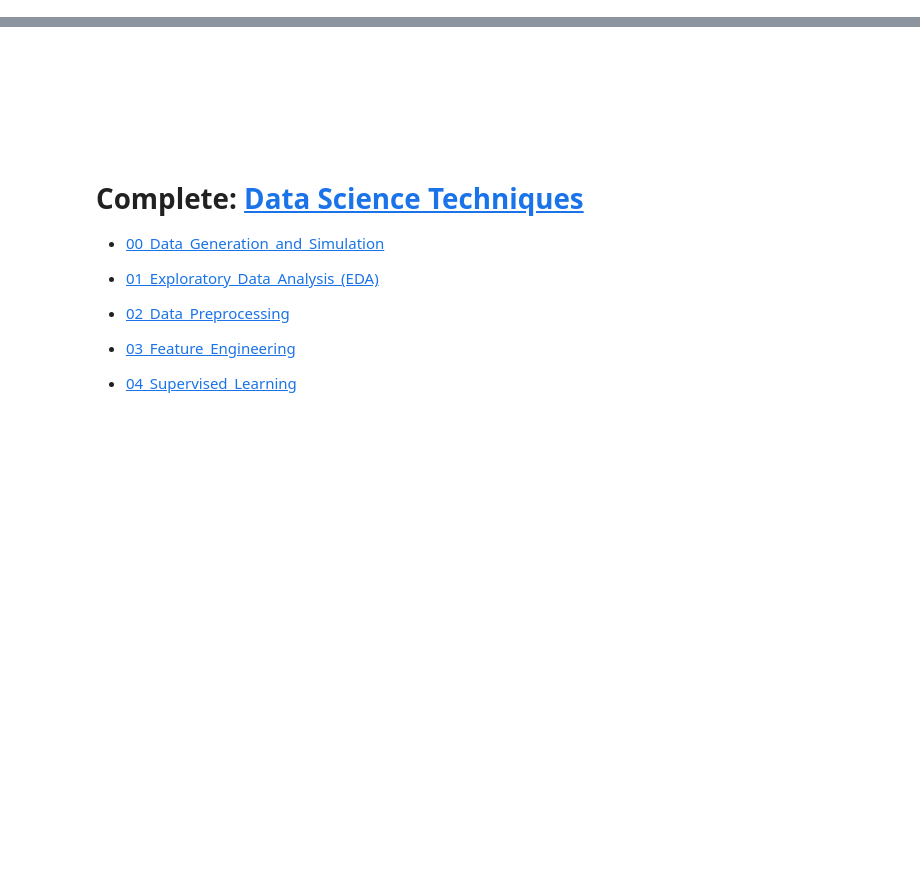
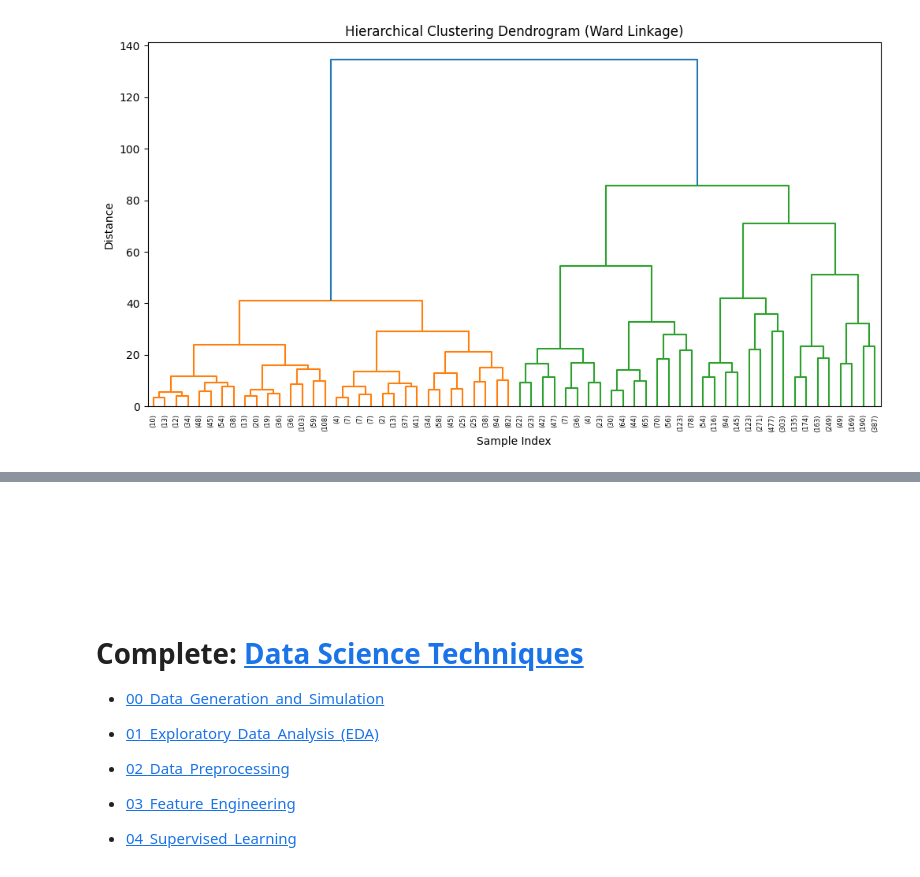
Before and after one commit to lei-soares/Data-Science-Techniques, a Jupyter notebook: 05_Unsupervised_Learning/01_clustering/02_hierarchical_clustering.ipynb, the cells around one changed output, grey strips where cells are left out. Drawn from its saved outputs; the diff is of its cells as text; code cells hidden in the pictures; blank space fills up the shorter version.

Commit message:
Complete Unsupervised - Clustering

```diff
--- a/05_Unsupervised_Learning/01_clustering/02_hierarchical_clustering.ipynb
+++ b/05_Unsupervised_Learning/01_clustering/02_hierarchical_clustering.ipynb
@@ -0,0 +45,11 @@
+# %%
+import numpy as np
+import pandas as pd
+
+import matplotlib.pyplot as plt
+import seaborn as sns
+
+
+df = pd.read_csv("D:/GitHub/Data-Science-Techniques/datasets/Unsupervised/synthetic_bank_customer_segmentation.csv")
+
+df.head()
@@ -0,0 +84,12 @@
+# %%
+features = [
+    "age",
+    "annual_income",
+    "avg_monthly_spend",
+    "credit_utilization",
+    "tenure_years",
+    "num_products",
+    "risk_score"
+]
+
+X = df[features]
@@ -0,0 +102,5 @@
+# %%
+from sklearn.preprocessing import StandardScaler
+
+scaler = StandardScaler()
+X_scaled = scaler.fit_transform(X)
@@ -0,0 +137,13 @@
+# %%
+from scipy.cluster.hierarchy import linkage, dendrogram
+
+Z = linkage(X_scaled, method="ward")
+
+plt.figure(figsize=(12, 6))
+dendrogram(Z, truncate_mode="level", p=5)
+plt.title("Hierarchical Clustering Dendrogram (Ward Linkage)")
+plt.xlabel("Sample Index")
+plt.ylabel("Distance")
+plt.show()
+# %% [output]
+[figure, added]
```
Also changed, not shown: parts of 21 cells of this notebook, 2 other files.
